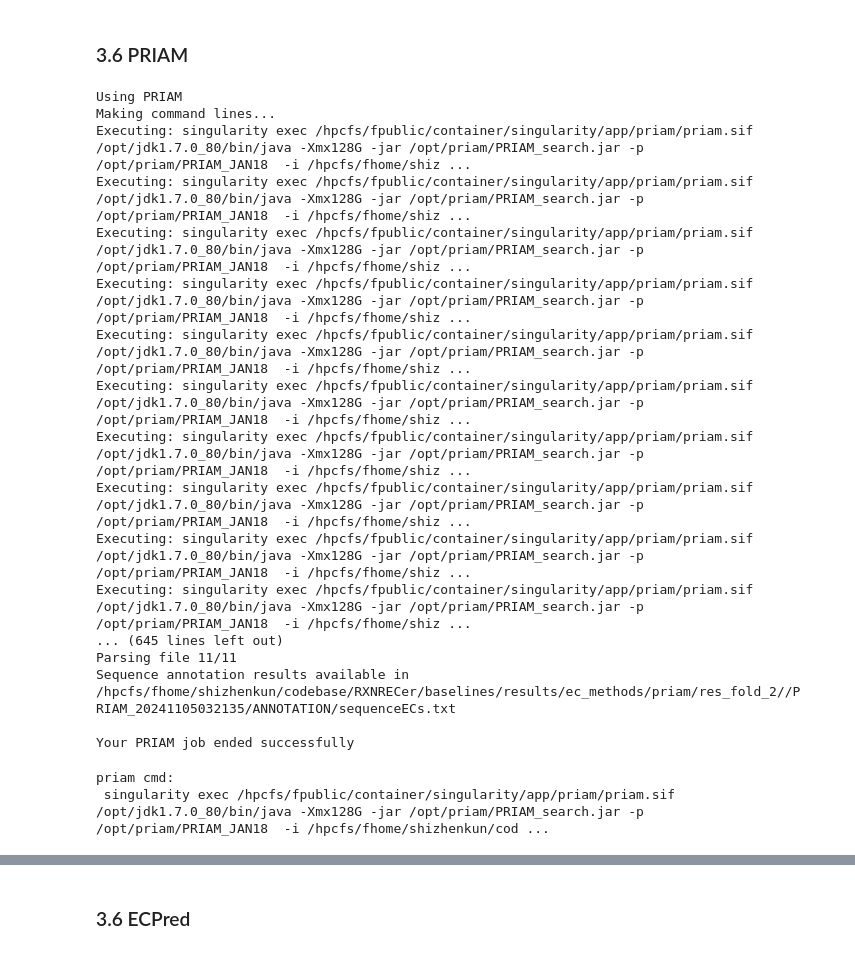
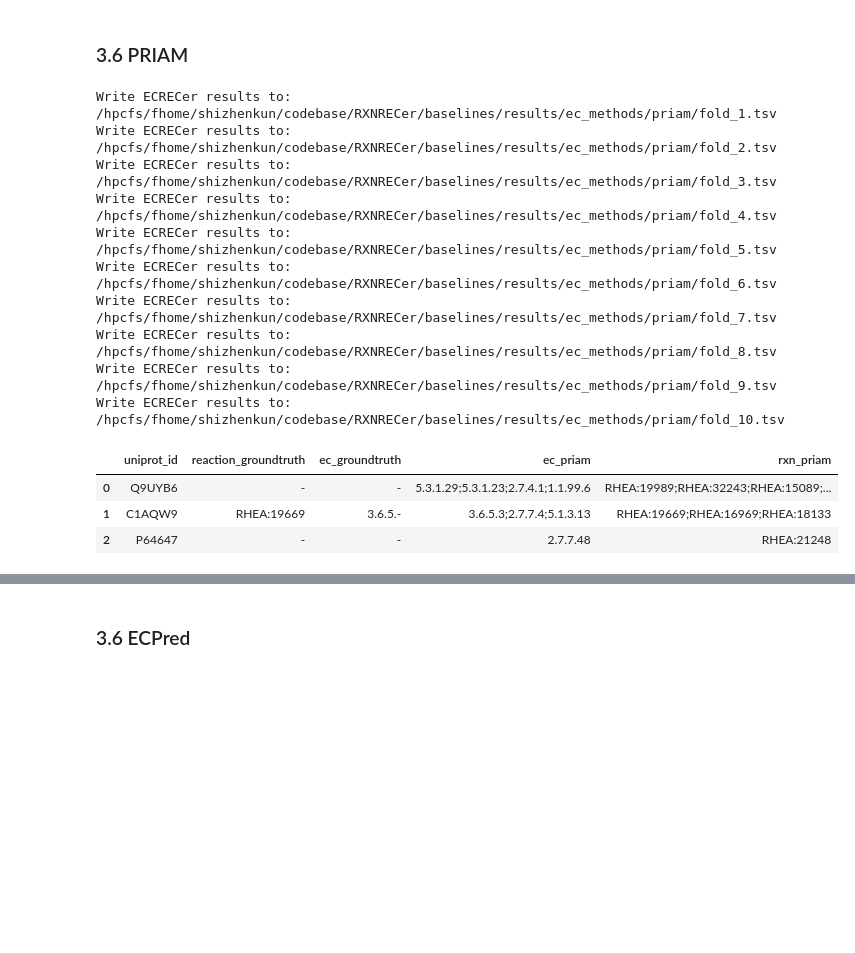
Before and after one commit to kingstdio/RXNRECer, a Jupyter notebook: baselines/s2_baseline_ec_method_10_fold.ipynb, the cells around one changed output, grey strips where cells are left out. Drawn from its saved outputs; the diff is of its cells as text; code cells hidden in the pictures; blank space fills up the shorter version.

```diff
--- a/baselines/s2_baseline_ec_method_10_fold.ipynb
+++ b/baselines/s2_baseline_ec_method_10_fold.ipynb
@@ -385,55 +384,71 @@ Write ECRECer results to: /hpcfs/fhome/shizhenkun/codebase/RXNRECer/baselines/re
 # %%
 print('Using PRIAM')
 vali_res_priam = [
     f'{cfg.DIR_RES_BASELINE}results/ec_methods/priam/res_fold_{item}/'
     for item in range(1, 11)
 ]
 
 print('Making command lines...')
 commands = [
     f'singularity exec /hpcfs/fpublic/container/singularity/app/priam/priam.sif'
     f' /opt/jdk1.7.0_80/bin/java -Xmx128G -jar /opt/priam/PRIAM_search.jar -p /opt/priam/PRIAM_JAN18  -i {vali_fasta_files[item]} -o {vali_res_priam[item]} --blast_path /opt/blast-2.2.26/bin -np 100'
     for item in range(10)
 ]
 
 
 
 def execute_command(cmd):
     print(f'Executing: {cmd}')
     result = subprocess.run(cmd, shell=True, capture_output=True, text=True)
     if result.stderr:
         print(f'Error: {result.stderr}')
     return result.stdout
 
 #Execute commands in parallel
 with ThreadPoolExecutor(max_workers=10) as executor:
     futures = [executor.submit(execute_command, cmd) for cmd in commands]
     for future in as_completed(futures):
         output = future.result()
         print(output)
+
+# clean res with rxn
+vali_res_priam_rxn = [
+    f'{cfg.DIR_RES_BASELINE}results/ec_methods/priam/fold_{item}.tsv'
+    for item in range(1, 11)
+]
+
+
+def format_priam_results(indexer):
+    # load results
+    res = btools.load_praim_res(resfile=f'{vali_res_priam[indexer]}PRIAM_20241105032135/ANNOTATION/sequenceECs.txt').rename(columns={'id':'uniprot_id'})
+    res = res.fillna('-') # catfam 所有输入进去的序列都可以返回结果，故返回的结果中没有EC号的被认为是非酶
+    # res = res.groupby('uniprot_id').agg({ 'uniprot_id':'first',  'ec_c': ';'.join}).reset_index(drop=True)
+    # 拼合groundtruth
+    ds_test = pd.read_feather(vali_feather_files[indexer])
+    res = merge_test_set(testset=ds_test, needmergeset=res)
+    res['rxn_priam']=res.ec_priam.parallel_apply(lambda x: btools.retrival_reaction_from_ec(ec_pred=x, ec_reaction_map=ec_reaction_map))
+    res = res.replace('', 'EC-WITHOUT-REACTION')
+
+    res.to_csv(vali_res_priam_rxn[indexer], sep='\t', index=False)
+    print(f'Write ECRECer results to: {vali_res_priam_rxn[indexer]} ')
+
+
+
+[format_priam_results(i) for i in range(10)]
+
+pd.read_csv(vali_res_priam_rxn[0], sep='\t').head(3)
 # %% [output]
-Using PRIAM
-Making command lines...
-Executing: singularity exec /hpcfs/fpublic/container/singularity/app/priam/priam.sif /opt/jdk1.7.0_80/bin/java -Xmx128G -jar /opt/priam/PRIAM_search.jar -p /opt/priam/PRIAM_JAN18  -i /hpcfs/fhome/shiz ...
-Executing: singularity exec /hpcfs/fpublic/container/singularity/app/priam/priam.sif /opt/jdk1.7.0_80/bin/java -Xmx128G -jar /opt/priam/PRIAM_search.jar -p /opt/priam/PRIAM_JAN18  -i /hpcfs/fhome/shiz ...
-Executing: singularity exec /hpcfs/fpublic/container/singularity/app/priam/priam.sif /opt/jdk1.7.0_80/bin/java -Xmx128G -jar /opt/priam/PRIAM_search.jar -p /opt/priam/PRIAM_JAN18  -i /hpcfs/fhome/shiz ...
-Executing: singularity exec /hpcfs/fpublic/container/singularity/app/priam/priam.sif /opt/jdk1.7.0_80/bin/java -Xmx128G -jar /opt/priam/PRIAM_search.jar -p /opt/priam/PRIAM_JAN18  -i /hpcfs/fhome/shiz ...
-Executing: singularity exec /hpcfs/fpublic/container/singularity/app/priam/priam.sif /opt/jdk1.7.0_80/bin/java -Xmx128G -jar /opt/priam/PRIAM_search.jar -p /opt/priam/PRIAM_JAN18  -i /hpcfs/fhome/shiz ...
-Executing: singularity exec /hpcfs/fpublic/container/singularity/app/priam/priam.sif /opt/jdk1.7.0_80/bin/java -Xmx128G -jar /opt/priam/PRIAM_search.jar -p /opt/priam/PRIAM_JAN18  -i /hpcfs/fhome/shiz ...
-Executing: singularity exec /hpcfs/fpublic/container/singularity/app/priam/priam.sif /opt/jdk1.7.0_80/bin/java -Xmx128G -jar /opt/priam/PRIAM_search.jar -p /opt/priam/PRIAM_JAN18  -i /hpcfs/fhome/shiz ...
-Executing: singularity exec /hpcfs/fpublic/container/singularity/app/priam/priam.sif /opt/jdk1.7.0_80/bin/java -Xmx128G -jar /opt/priam/PRIAM_search.jar -p /opt/priam/PRIAM_JAN18  -i /hpcfs/fhome/shiz ...
-Executing: singularity exec /hpcfs/fpublic/container/singularity/app/priam/priam.sif /opt/jdk1.7.0_80/bin/java -Xmx128G -jar /opt/priam/PRIAM_search.jar -p /opt/priam/PRIAM_JAN18  -i /hpcfs/fhome/shiz ...
-Executing: singularity exec /hpcfs/fpublic/container/singularity/app/priam/priam.sif /opt/jdk1.7.0_80/bin/java -Xmx128G -jar /opt/priam/PRIAM_search.jar -p /opt/priam/PRIAM_JAN18  -i /hpcfs/fhome/shiz ...
-... (645 lines left out)
-Parsing file 11/11
-Sequence annotation results available in /hpcfs/fhome/shizhenkun/codebase/RXNRECer/baselines/results/ec_methods/priam/res_fold_2//PRIAM_20241105032135/ANNOTATION/sequenceECs.txt
-
-Your PRIAM job ended successfully
+Write ECRECer results to: /hpcfs/fhome/shizhenkun/codebase/RXNRECer/baselines/results/ec_methods/priam/fold_1.tsv
+Write ECRECer results to: /hpcfs/fhome/shizhenkun/codebase/RXNRECer/baselines/results/ec_methods/priam/fold_2.tsv
+Write ECRECer results to: /hpcfs/fhome/shizhenkun/codebase/RXNRECer/baselines/results/ec_methods/priam/fold_3.tsv
+Write ECRECer results to: /hpcfs/fhome/shizhenkun/codebase/RXNRECer/baselines/results/ec_methods/priam/fold_4.tsv
+Write ECRECer results to: /hpcfs/fhome/shizhenkun/codebase/RXNRECer/baselines/results/ec_methods/priam/fold_5.tsv
+Write ECRECer results to: /hpcfs/fhome/shizhenkun/codebase/RXNRECer/baselines/results/ec_methods/priam/fold_6.tsv
+Write ECRECer results to: /hpcfs/fhome/shizhenkun/codebase/RXNRECer/baselines/results/ec_methods/priam/fold_7.tsv
+Write ECRECer results to: /hpcfs/fhome/shizhenkun/codebase/RXNRECer/baselines/results/ec_methods/priam/fold_8.tsv
+Write ECRECer results to: /hpcfs/fhome/shizhenkun/codebase/RXNRECer/baselines/results/ec_methods/priam/fold_9.tsv
+Write ECRECer results to: /hpcfs/fhome/shizhenkun/codebase/RXNRECer/baselines/results/ec_methods/priam/fold_10.tsv
+|  | uniprot_id | reaction_groundtruth | ec_groundtruth | ec_priam | rxn_priam |
+| 0 | Q9UYB6 | - | - | 5.3.1.29;5.3.1.23;2.7.4.1;1.1.99.6 | RHEA:19989;RHEA:32243;RHEA:15089;... |
+| 1 | C1AQW9 | RHEA:19669 | 3.6.5.- | 3.6.5.3;2.7.7.4;5.1.3.13 | RHEA:19669;RHEA:16969;RHEA:18133 |
+| 2 | P64647 | - | - | 2.7.7.48 | RHEA:21248 |
-# %%
-priam_res_file = '/hpcfs/fhome/shizhenkun/codebase/preaction/results240614/baselines/priam/'
-print(f'''priam cmd:
- singularity exec /hpcfs/fpublic/container/singularity/app/priam/priam.sif /opt/jdk1.7.0_80/bin/java -Xmx128G -jar /opt/priam/PRIAM_search.jar -p /opt/priam/PRIAM_JAN18  -i {input_fasta} -o {priam_res_file} --blast_path /opt/blast-2.2.26/bin -np 100
- ''')
-# %% [output]
-priam cmd:
- singularity exec /hpcfs/fpublic/container/singularity/app/priam/priam.sif /opt/jdk1.7.0_80/bin/java -Xmx128G -jar /opt/priam/PRIAM_search.jar -p /opt/priam/PRIAM_JAN18  -i /hpcfs/fhome/shizhenkun/cod ...
```
Also changed, not shown: parts of 9 cells of this notebook, 22 other files.
